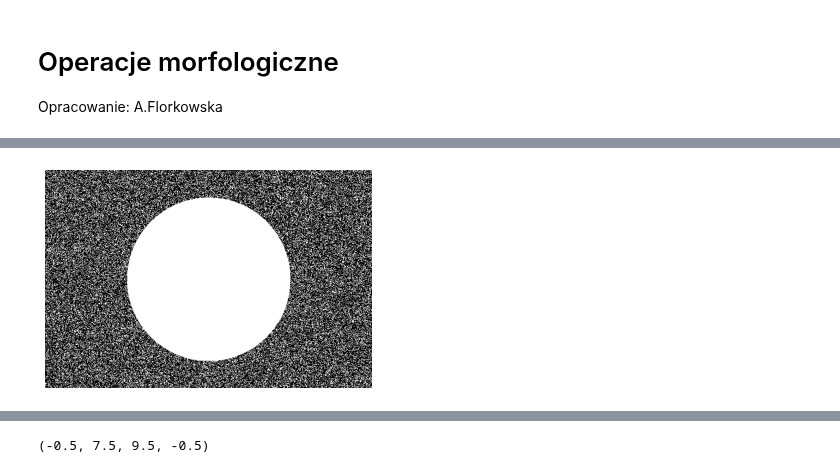
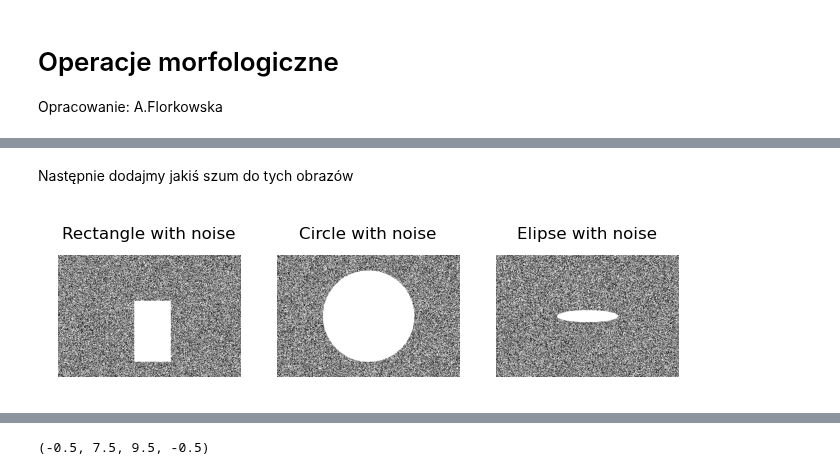
Before and after one commit to aflorkowska/Image-Processing, a Jupyter notebook: PL/5_Operacje morfologiczne.ipynb, the cells around one changed output, grey strips where cells are left out. Saved outputs shown, nothing was run; the diff lists cells and outputs as text; code cells hidden in the pictures.

```diff
--- a/PL/5_Operacje morfologiczne.ipynb
+++ b/PL/5_Operacje morfologiczne.ipynb
@@ -26,22 +12,0 @@ plt.show()
-# %%
-def generate_circle(x_size, y_size, x_origin, y_origin, radius):
-  image = np.zeros((y_size, x_size))
-  #circ = lambda x_size, y_size: np.sqrt(np.power(x_size - x_origin, 2) + np.power(y_size - y_origin, 2)) < radius
-  for y_coord in range(y_size):
-    for x_coord in range (x_size):
-      if (x_coord - x_origin)**2 + (y_coord-y_origin)**2 <= radius*radius :
-        image [y_coord,x_coord] = 1
-
-
-  return image
-
-
-x_size, y_size = 600, 400
-x_origin, y_origin = 300, 200
-radius = 150
-
-circle = generate_circle(x_size, y_size, x_origin, y_origin, radius)
-#plt.figure(dpi=200)
-plt.imshow(circle, cmap='gray')
-plt.axis('off')
-plt.show()
@@ -74,18 +109,30 @@ plt.show()
+# %% [markdown]
+Następnie dodajmy jakiś szum do tych obrazów
 # %%
-#Adding binary noise
-
-def generateNoise(x_size, y_size,image):
+def generateNoise(x_size, y_size, image):
   for x in range(x_size):
     for y in range(y_size):
       if (np.random.normal()>0.5 ):
         image[y,x]=1;
-
   return image
 
+rectangleNoise = generateNoise(x_size, y_size, rectangle)
 circleNoise = generateNoise(x_size, y_size, circle)
-plt.figure()
-plt.imshow(circleNoise , cmap='gray')
+elipseNoise = generateNoise(x_size, y_size, elipse)
+
+plt.figure(figsize=(4, 2), dpi=200)
+plt.subplot(1, 3, 1)
+plt.imshow(rectangleNoise, cmap='gray')
 plt.axis('off')
+plt.title("Rectangle with noise", fontsize=6)
+plt.subplot(1, 3, 2)
+plt.imshow(circleNoise, cmap='gray')
+plt.axis('off')
+plt.title("Circle with noise", fontsize=6)
+plt.subplot(1, 3, 3)
+plt.imshow(elipseNoise, cmap='gray')
+plt.axis('off')
+plt.title("Elipse with noise", fontsize=6)
 plt.show()
 # %% [output]
-[figure, old version]
+[figure, new version]
```
Also changed, not shown: parts of 18 cells of this notebook.
